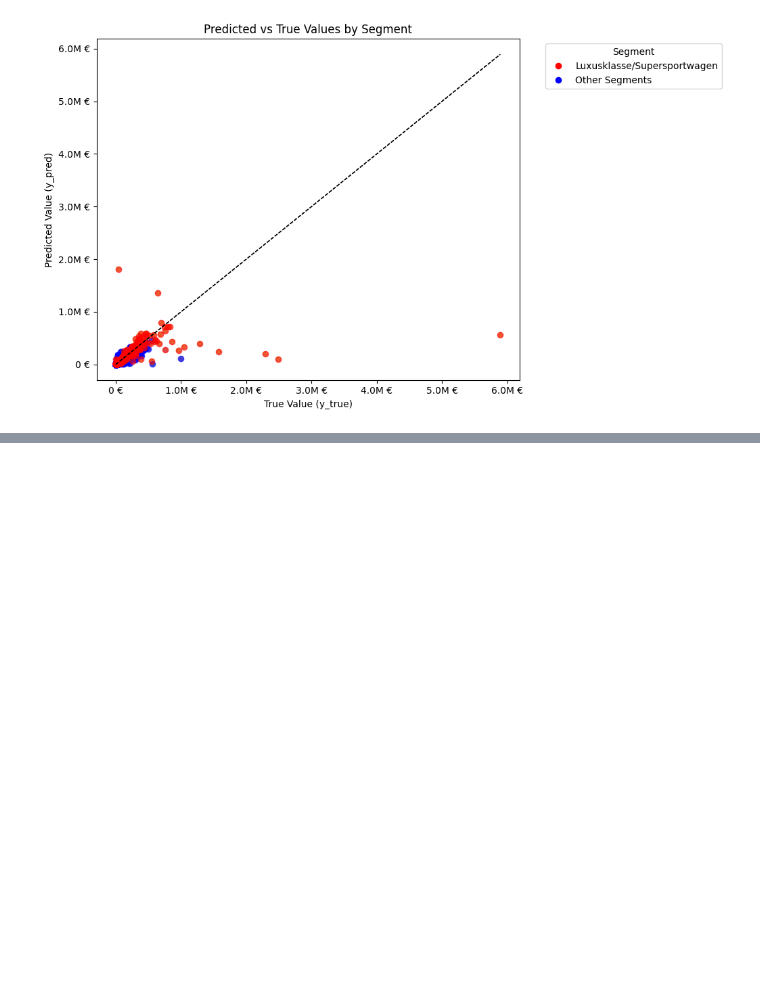
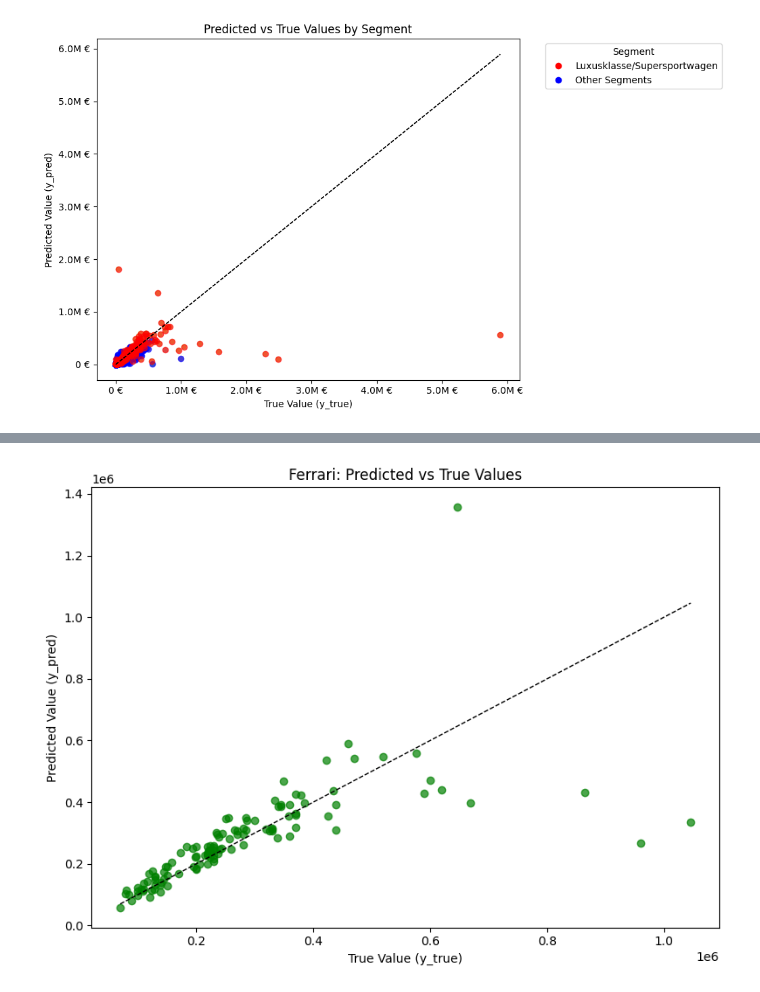
Before and after one commit to kiljos/data_mining, a Jupyter notebook: models/lr/all_fuel_types/lr_impute_logy_residual_analysis.ipynb, the cells around one changed output, grey strips where cells are left out. Saved outputs shown, nothing was run; the diff lists cells and outputs as text; code cells hidden in the pictures; blank space fills up the shorter version.

```diff
--- a/models/lr/all_fuel_types/lr_impute_logy_residual_analysis.ipynb
+++ b/models/lr/all_fuel_types/lr_impute_logy_residual_analysis.ipynb
@@ -239,0 +311,16 @@ plt.show()
+# %%
+# Filter results for brand 'lamborghini'
+lamborghini_results = results[results['brand'] == 'ferrari']
+
+plt.figure(figsize=(8, 6))
+plt.scatter(lamborghini_results['y_true'], lamborghini_results['y_pred'], alpha=0.7, color='green')
+plt.plot([lamborghini_results['y_true'].min(), lamborghini_results['y_true'].max()],
+         [lamborghini_results['y_true'].min(), lamborghini_results['y_true'].max()],
+         color='black', linestyle='--', linewidth=1)
+plt.xlabel("True Value (y_true)")
+plt.ylabel("Predicted Value (y_pred)")
+plt.title("Ferrari: Predicted vs True Values")
+plt.tight_layout()
+plt.show()
+# %% [output]
+[figure, added]
```
Also changed, not shown: parts of 9 cells of this notebook, 3 other files.
